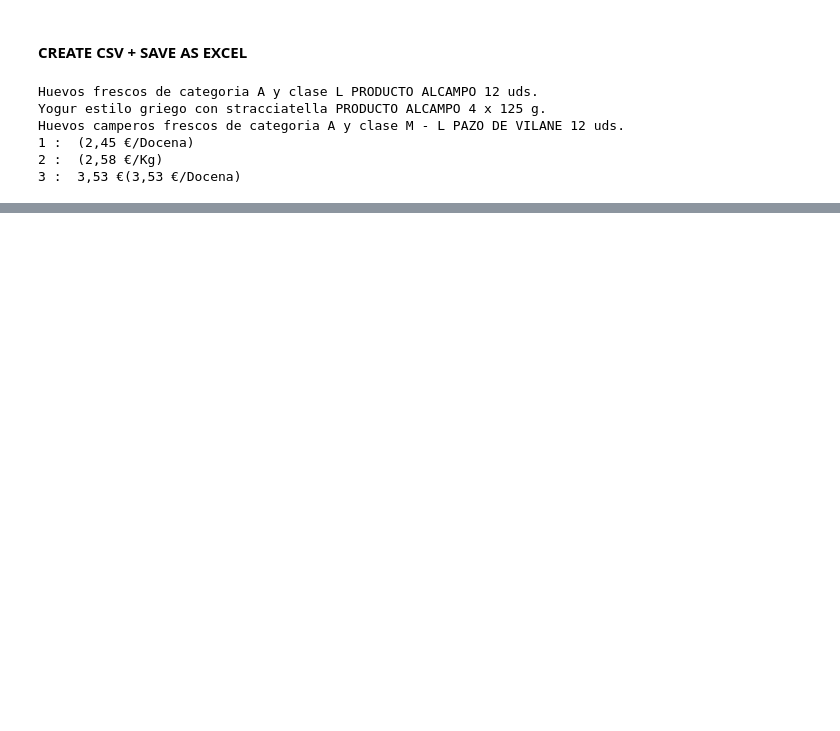
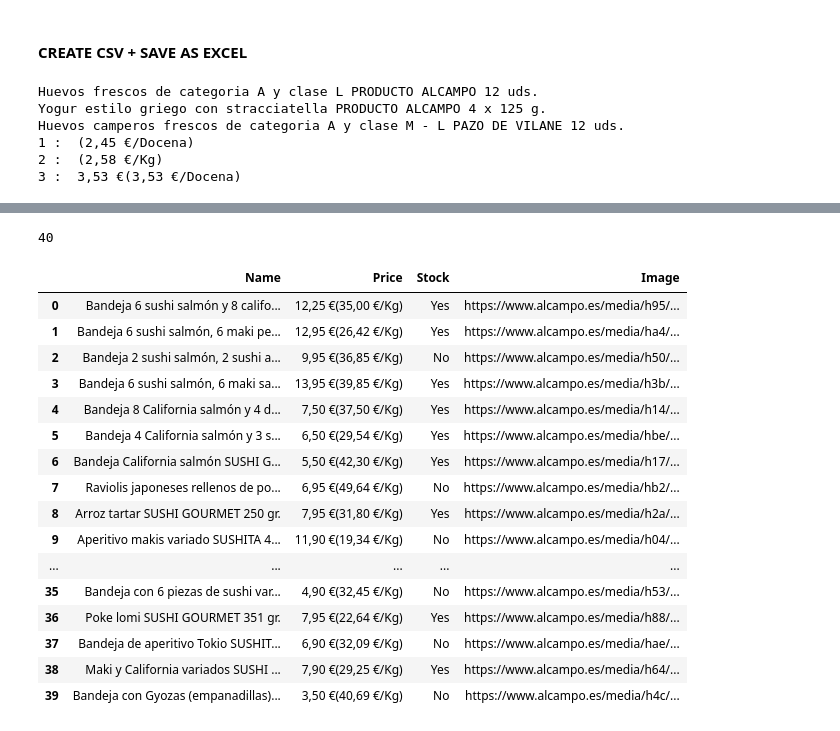
Before and after one commit to IgnacioGB1990/Grocery-Chains, a Jupyter notebook: src/alcampoWScrap.ipynb, the cells around one changed output, grey strips where cells are left out. Saved outputs shown, nothing was run; the diff lists cells and outputs as text; code cells hidden in the pictures; blank space fills up the shorter version.

Commit message:
Stock works

```diff
--- a/src/alcampoWScrap.ipynb
+++ b/src/alcampoWScrap.ipynb
@@ -214,7 +214,7 @@ print(product_not_found)
 # %% [output]
 1.584
 # %%
-dict_alcampo = {"Name":[],"Price":[], "Image":[]}
+dict_alcampo = {"Name":[],"Price":[],"Stock":[], "Image":[]}
 
 
 contador = 0
@@ -231,7 +231,7 @@ while product_not_found != "0":
     html = response.content
     soup = bs(html,"lxml")
 
-    print(soup.find("div",class_="totalResults").get_text(strip=True, separator=''))
+    # print(soup.find("div",class_="totalResults").get_text(strip=True, separator=''))
     product_not_found = soup.find("div",class_="totalResults").get_text(strip=True, separator='').split(" ")[0]
 
     if product_not_found =="0":
@@ -242,6 +242,7 @@ while product_not_found != "0":
 
         products = soup.find_all("div",class_="productGridItemContainer")
         prices = soup.find_all("div",class_="priceContainer")
+        stock_available = soup.find_all("div",class_="cart add")
 
 
         for product in products:
@@ -252,7 +253,19 @@ while product_not_found != "0":
         for price in prices:
             dict_alcampo["Price"].append(price.find_all("span")[2].get_text(strip=True))
 
-        print( "Name:", len(dict_alcampo["Name"]) ,"Image:",len(dict_alcampo["Image"]),"Price:", len(dict_alcampo["Price"])    )
+        for stock in stock_available:
+
+            stock_yes_no = stock.find_all("button")[2].get_text(strip=True).split(" "[0])
+
+            if stock_yes_no[0]=="Sin":
+                dict_alcampo["Stock"].append("No")
+            else:
+                dict_alcampo["Stock"].append("Yes")
+
+
+
+
+        print( "Name:", len(dict_alcampo["Name"]) ,"Image:",len(dict_alcampo["Image"]),"Price:", len(dict_alcampo["Price"]), "Stock",len(dict_alcampo["Stock"])    )
 
     contador+=1
 
@@ -357,0 +325,41 @@ AttributeError: ResultSet object has no attribute 'get'. You're probably treatin
+# %%
+stock_available = soup.find_all("div",class_="cart add")
+
+stockssss = []
+
+for stock in stock_available:
+
+    stock_yes_no = stock.find_all("button")[2].get_text(strip=True).split(" "[0])
+
+    if stock_yes_no[0]=="Sin":
+        stockssss.append("No")
+
+    else:
+        stockssss.append("yes")
+
+    # print(stock.find_all("button")[2].get_text(strip=True).split(" "[0]))
+    #print(stock.find_all("button")[2].get_text(strip=True).split(" ")[:2])
+
+print(len(stockssss))
+# %% [output]
+40
+# %%
+df_alcampo
+# %% [output]
+|  | Name | Price | Stock | Image |
+| 0 | Bandeja 6 sushi salmón y 8 califo... | 12,25 €(35,00 €/Kg) | Yes | https://www.alcampo.es/media/h95/... |
+| 1 | Bandeja 6 sushi salmón, 6 maki pe... | 12,95 €(26,42 €/Kg) | Yes | https://www.alcampo.es/media/ha4/... |
+| 2 | Bandeja 2 sushi salmón, 2 sushi a... | 9,95 €(36,85 €/Kg) | No | https://www.alcampo.es/media/h50/... |
+| 3 | Bandeja 6 sushi salmón, 6 maki sa... | 13,95 €(39,85 €/Kg) | Yes | https://www.alcampo.es/media/h3b/... |
+| 4 | Bandeja 8 California salmón y 4 d... | 7,50 €(37,50 €/Kg) | Yes | https://www.alcampo.es/media/h14/... |
+| 5 | Bandeja 4 California salmón y 3 s... | 6,50 €(29,54 €/Kg) | Yes | https://www.alcampo.es/media/hbe/... |
+| 6 | Bandeja California salmón SUSHI G... | 5,50 €(42,30 €/Kg) | Yes | https://www.alcampo.es/media/h17/... |
+| 7 | Raviolis japoneses rellenos de po... | 6,95 €(49,64 €/Kg) | No | https://www.alcampo.es/media/hb2/... |
+| 8 | Arroz tartar SUSHI GOURMET 250 gr. | 7,95 €(31,80 €/Kg) | Yes | https://www.alcampo.es/media/h2a/... |
+| 9 | Aperitivo makis variado SUSHITA 4... | 11,90 €(19,34 €/Kg) | No | https://www.alcampo.es/media/h04/... |
+| ... | ... | ... | ... | ... |
+| 35 | Bandeja con 6 piezas de sushi var... | 4,90 €(32,45 €/Kg) | No | https://www.alcampo.es/media/h53/... |
+| 36 | Poke lomi SUSHI GOURMET 351 gr. | 7,95 €(22,64 €/Kg) | Yes | https://www.alcampo.es/media/h88/... |
+| 37 | Bandeja de aperitivo Tokio SUSHIT... | 6,90 €(32,09 €/Kg) | No | https://www.alcampo.es/media/hae/... |
+| 38 | Maki y California variados SUSHI ... | 7,90 €(29,25 €/Kg) | Yes | https://www.alcampo.es/media/h64/... |
+| 39 | Bandeja con Gyozas (empanadillas)... | 3,50 €(40,69 €/Kg) | No | https://www.alcampo.es/media/h4c/... |
```
Also changed, not shown: parts of 3 cells of this notebook, 1 other file.
